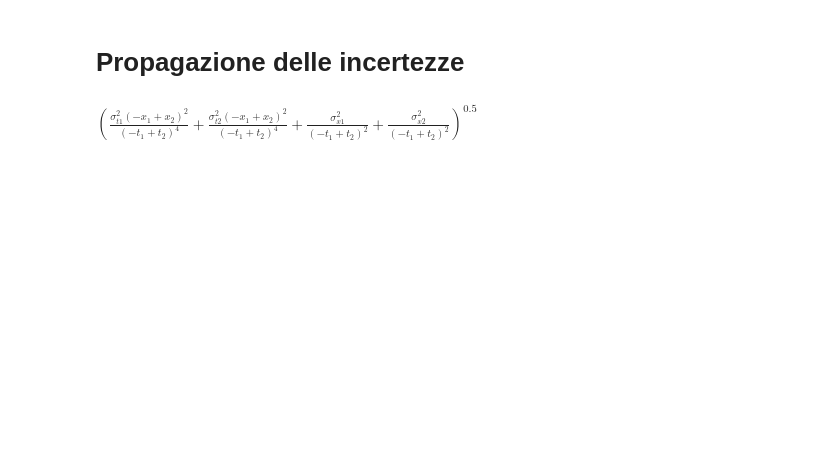
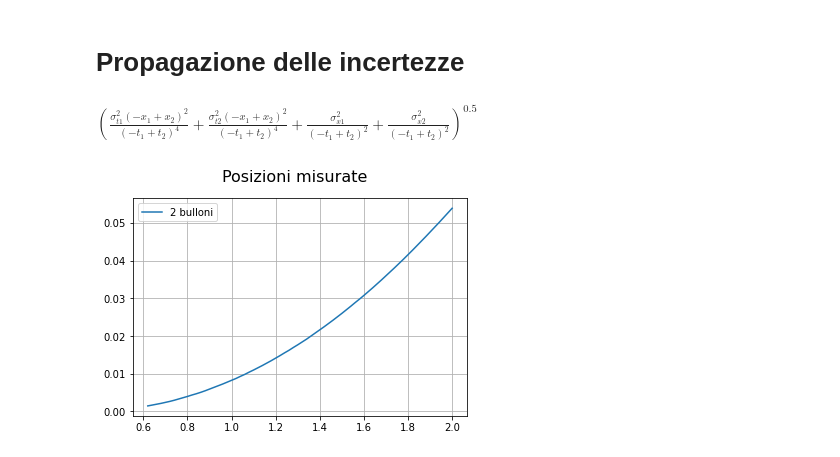
Before and after one commit to unTipicoCapodoglio/prova5, a Jupyter notebook: analisi5b.ipynb, the cells around one changed output. Drawn from its saved outputs; the diff is of its cells as text; code cells hidden in the pictures; blank space fills up the shorter version.

```diff
--- a/analisi5b.ipynb
+++ b/analisi5b.ipynb
@@ -101,3 +140,7 @@ sigma_v = quad(sp.diff(v,x2)*sigma_x2,
 sigma_v
 # %% [output]
 $\displaystyle \left(\frac{\sigma_{t1}^{2} \left(- x_{1} + x_{2}\right)^{2}}{\left(- t_{1} + t_{2}\right)^{4}} + \frac{\sigma_{t2}^{2} \left(- x_{1} + x_{2}\right)^{2}}{\left(- t_{1} + t_{2}\right)^{4}} + \frac{\sigma_{x1}^{2}}{\left(- t_{1} + t_{2}\right)^{2}} + \frac{\sigma_{x2}^{2}}{\left(- t_{1} + t_{2}\right)^{2}}\right)^{0.5}$
+# %%
+fig1
+# %% [output]
+[figure, added]
```
Also changed, not shown: parts of 4 cells of this notebook.
